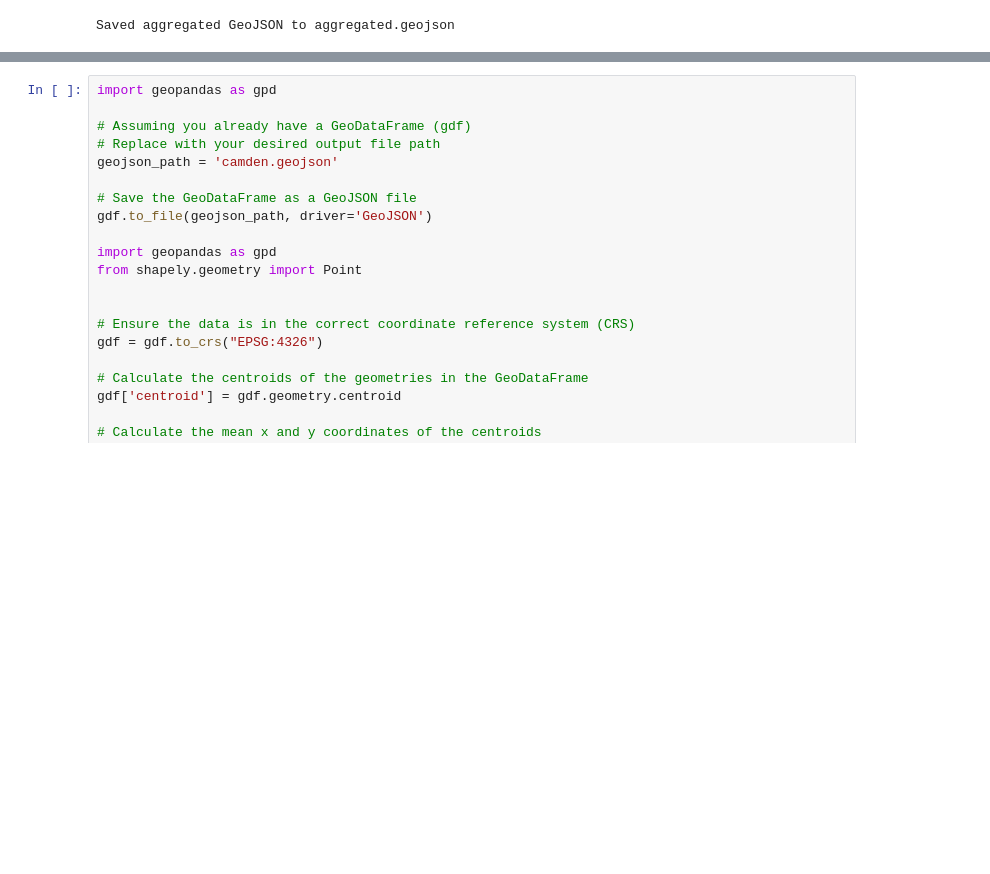
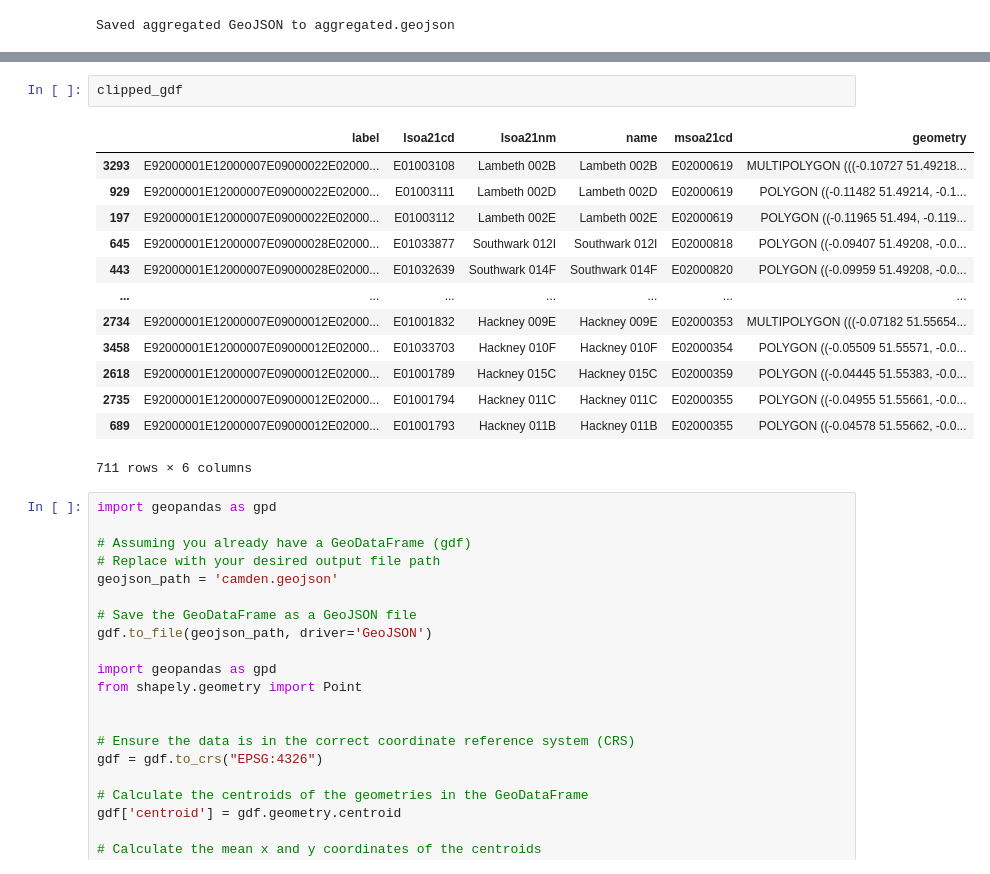
Before and after one commit to c-zhong-ucl-ac-uk/research-group-site, a Jupyter notebook: data/test.ipynb, the cells around one changed output, grey strips where cells are left out. Drawn from its saved outputs; the diff is of its cells as text; blank space fills up the shorter version.

```diff
--- a/data/test.ipynb
+++ b/data/test.ipynb
@@ -65,3 +89,19 @@ gdf.plot()
+# %%
+clipped_gdf
+# %% [output]
+|  | label | lsoa21cd | lsoa21nm | name | msoa21cd | geometry |
+| 3293 | E92000001E12000007E09000022E02000... | E01003108 | Lambeth 002B | Lambeth 002B | E02000619 | MULTIPOLYGON (((-0.10727 51.49218... |
+| 929 | E92000001E12000007E09000022E02000... | E01003111 | Lambeth 002D | Lambeth 002D | E02000619 | POLYGON ((-0.11482 51.49214, -0.1... |
+| 197 | E92000001E12000007E09000022E02000... | E01003112 | Lambeth 002E | Lambeth 002E | E02000619 | POLYGON ((-0.11965 51.494, -0.119... |
+| 645 | E92000001E12000007E09000028E02000... | E01033877 | Southwark 012I | Southwark 012I | E02000818 | POLYGON ((-0.09407 51.49208, -0.0... |
+| 443 | E92000001E12000007E09000028E02000... | E01032639 | Southwark 014F | Southwark 014F | E02000820 | POLYGON ((-0.09959 51.49208, -0.0... |
+| ... | ... | ... | ... | ... | ... | ... |
+| 2734 | E92000001E12000007E09000012E02000... | E01001832 | Hackney 009E | Hackney 009E | E02000353 | MULTIPOLYGON (((-0.07182 51.55654... |
+| 3458 | E92000001E12000007E09000012E02000... | E01033703 | Hackney 010F | Hackney 010F | E02000354 | POLYGON ((-0.05509 51.55571, -0.0... |
+| 2618 | E92000001E12000007E09000012E02000... | E01001789 | Hackney 015C | Hackney 015C | E02000359 | POLYGON ((-0.04445 51.55383, -0.0... |
+| 2735 | E92000001E12000007E09000012E02000... | E01001794 | Hackney 011C | Hackney 011C | E02000355 | POLYGON ((-0.04955 51.55661, -0.0... |
+| 689 | E92000001E12000007E09000012E02000... | E01001793 | Hackney 011B | Hackney 011B | E02000355 | POLYGON ((-0.04578 51.55662, -0.0... |
+711 rows × 6 columns
 # %%
 import geopandas as gpd
 
```
Also changed, not shown: parts of 1 cell of this notebook, 3 other files.
